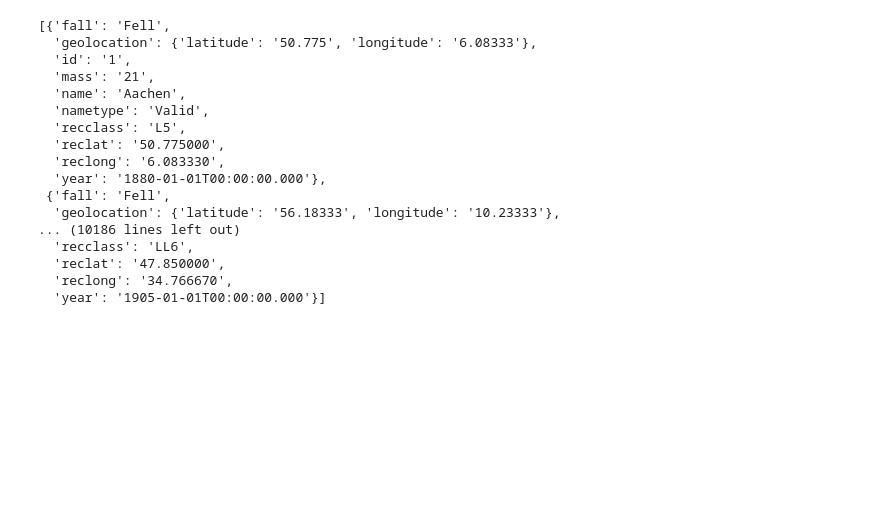
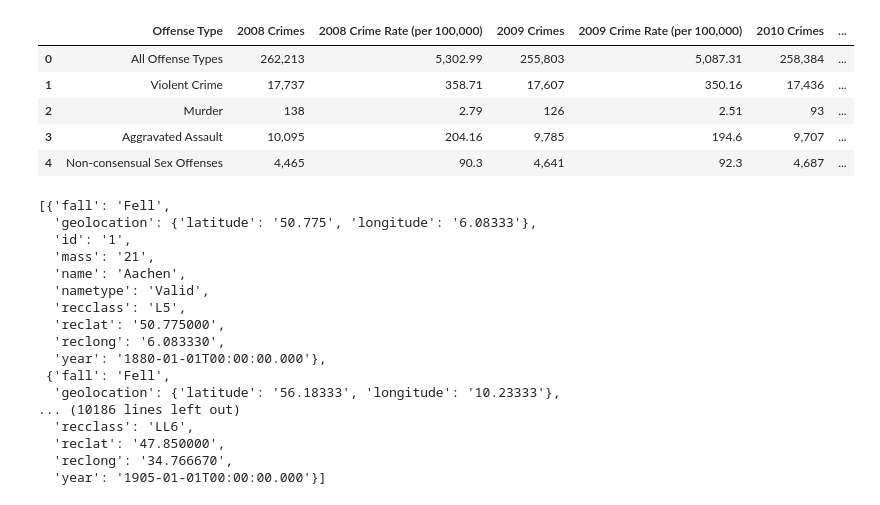
Before and after one commit to zdsteele/Project_1, a Jupyter notebook: Firestone/CrimeStats.ipynb, the cells around one changed output. Drawn from its saved outputs; the diff is of its cells as text; code cells hidden in the pictures; blank space fills up the shorter version.

```diff
--- a/Firestone/DemoData.ipynb
+++ b/Firestone/CrimeStats.ipynb
@@ -10,0 +9,26 @@ url = "https://data.nasa.gov/resource/gh4g-9sfh.json"
+# %%
+violent_2008="08-17Crime/ViolentCrimes/2008ViolentCrimes.csv"
+violent_2009="08-17Crime/ViolentCrimes/2009ViolentCrimes.csv"
+violent_2010="08-17Crime/ViolentCrimes/2010ViolentCrimes.csv"
+violent_2011="08-17Crime/ViolentCrimes/2011ViolentCrimes.csv"
+violent_2012="08-17Crime/ViolentCrimes/2012ViolentCrimes.csv"
+violent_2013="08-17Crime/ViolentCrimes/2013ViolentCrimes.csv"
+violent_2014="08-17Crime/ViolentCrimes/2014ViolentCrimes.csv"
+violent_2015="08-17Crime/ViolentCrimes/2015ViolentCrimes.csv"
+violent_2016="08-17Crime/ViolentCrimes/2016ViolentCrimes.csv"
+violent_2017="08-17Crime/ViolentCrimes/2017ViolentCrimes.csv"
+
+violent_2008_df=pd.read_csv(violent_2008)
+violent_2009_df=pd.read_csv(violent_2009)
+violent_2010_df=pd.read_csv(violent_2010)
+violent_2011_df=pd.read_csv(violent_2011)
+violent_2012_df=pd.read_csv(violent_2012)
+violent_2013_df=pd.read_csv(violent_2013)
+violent_2014_df=pd.read_csv(violent_2014)
+violent_2015_df=pd.read_csv(violent_2015)
+violent_2016_df=pd.read_csv(violent_2016)
+violent_2017_df=pd.read_csv(violent_2017)
+# %%
+combined_crimes=pd.merge(violent_2008_df,violent_2009_df,how='outer',on='Offense Type')
+
+combined_crimes.head()
@@ -10,0 +42,8 @@ url = "https://data.nasa.gov/resource/gh4g-9sfh.json"
+# %%
+combined_crimes=combined_crimes.rename(columns={"Number of Crimes_x":"2008 Crimes",
+                                                "Crime Rate (per 100,000)_x":"2008 Crime Rate (per 100,000)",
+                                                "Number of Crimes_y":"2009 Crimes",
+                                                "Crime Rate (per 100,000)_y":"2009 Crime Rate (per 100,000)"
+})
+
+combined_crimes.head()
@@ -10,0 +57,14 @@ url = "https://data.nasa.gov/resource/gh4g-9sfh.json"
+# %%
+combined_crimes=pd.merge(combined_crimes,violent_2010_df,how='outer',on='Offense Type')
+
+combined_crimes=combined_crimes.rename(columns={"Number of Crimes":"2010 Crimes",
+                                                "Crime Rate (per 100,000)":"2010 Crime Rate (per 100,000)"
+                                               })
+combined_crimes.head()
+# %% [output]
+|  | Offense Type | 2008 Crimes | 2008 Crime Rate (per 100,000) | 2009 Crimes | 2009 Crime Rate (per 100,000) | 2010 Crimes | ... |
+| 0 | All Offense Types | 262,213 | 5,302.99 | 255,803 | 5,087.31 | 258,384 | ... |
+| 1 | Violent Crime | 17,737 | 358.71 | 17,607 | 350.16 | 17,436 | ... |
+| 2 | Murder | 138 | 2.79 | 126 | 2.51 | 93 | ... |
+| 3 | Aggravated Assault | 10,095 | 204.16 | 9,785 | 194.6 | 9,707 | ... |
+| 4 | Non-consensual Sex Offenses | 4,465 | 90.3 | 4,641 | 92.3 | 4,687 | ... |
```
Also changed, not shown: parts of 6 cells of this notebook, 33 other files.
